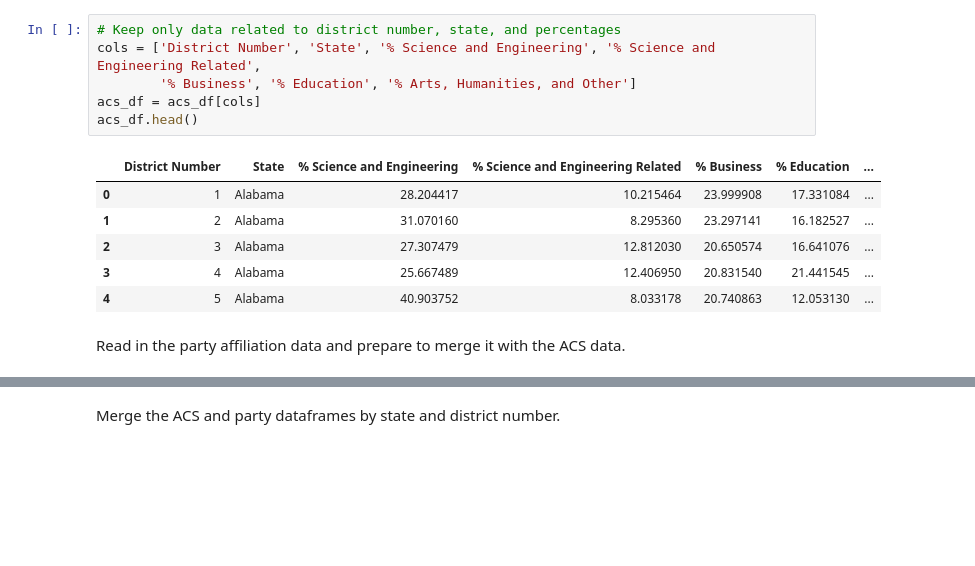
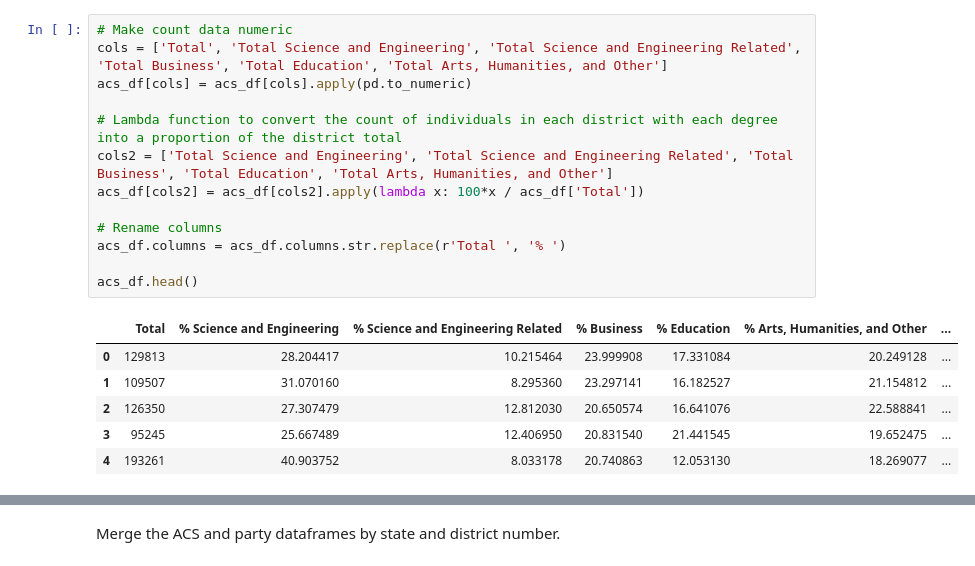
Before and after one commit to melissamelton/GSB521_CloudServices, a Jupyter notebook: Assignment_1b_US_Districts_Bachelors_Degrees.ipynb, the cells around one changed output, grey strips where cells are left out. Saved outputs shown, nothing was run; the diff lists cells and outputs as text; blank space fills up the shorter version.

```diff
--- a/Assignment_1b_US_Districts_Bachelors_Degrees.ipynb
+++ b/Assignment_1b_US_Districts_Bachelors_Degrees.ipynb
@@ -67,15 +64,20 @@ acs_df.head()
-# %%
-# Keep only data related to district number, state, and percentages
-cols = ['District Number', 'State', '% Science and Engineering', '% Science and Engineering Related',
-        '% Business', '% Education', '% Arts, Humanities, and Other']
-acs_df = acs_df[cols]
-acs_df.head()
-# %% [output]
-|  | District Number | State | % Science and Engineering | % Science and Engineering Related | % Business | % Education | ... |
-| 0 | 1 | Alabama | 28.204417 | 10.215464 | 23.999908 | 17.331084 | ... |
-| 1 | 2 | Alabama | 31.070160 | 8.295360 | 23.297141 | 16.182527 | ... |
-| 2 | 3 | Alabama | 27.307479 | 12.812030 | 20.650574 | 16.641076 | ... |
-| 3 | 4 | Alabama | 25.667489 | 12.406950 | 20.831540 | 21.441545 | ... |
-| 4 | 5 | Alabama | 40.903752 | 8.033178 | 20.740863 | 12.053130 | ... |
-# %% [markdown]
-Read in the party affiliation data and prepare to merge it with the ACS data.
+# %%
+# Make count data numeric
+cols = ['Total', 'Total Science and Engineering', 'Total Science and Engineering Related', 'Total Business', 'Total Education', 'Total Arts, Humanities, and Other']
+acs_df[cols] = acs_df[cols].apply(pd.to_numeric)
+
+# Lambda function to convert the count of individuals in each district with each degree into a proportion of the district total
+cols2 = ['Total Science and Engineering', 'Total Science and Engineering Related', 'Total Business', 'Total Education', 'Total Arts, Humanities, and Other']
+acs_df[cols2] = acs_df[cols2].apply(lambda x: 100*x / acs_df['Total'])
+
+# Rename columns
+acs_df.columns = acs_df.columns.str.replace(r'Total ', '% ')
+
+acs_df.head()
+# %% [output]
+|  | Total | % Science and Engineering | % Science and Engineering Related | % Business | % Education | % Arts, Humanities, and Other | ... |
+| 0 | 129813 | 28.204417 | 10.215464 | 23.999908 | 17.331084 | 20.249128 | ... |
+| 1 | 109507 | 31.070160 | 8.295360 | 23.297141 | 16.182527 | 21.154812 | ... |
+| 2 | 126350 | 27.307479 | 12.812030 | 20.650574 | 16.641076 | 22.588841 | ... |
+| 3 | 95245 | 25.667489 | 12.406950 | 20.831540 | 21.441545 | 19.652475 | ... |
+| 4 | 193261 | 40.903752 | 8.033178 | 20.740863 | 12.053130 | 18.269077 | ... |
```
Also changed, not shown: parts of 34 cells of this notebook.
